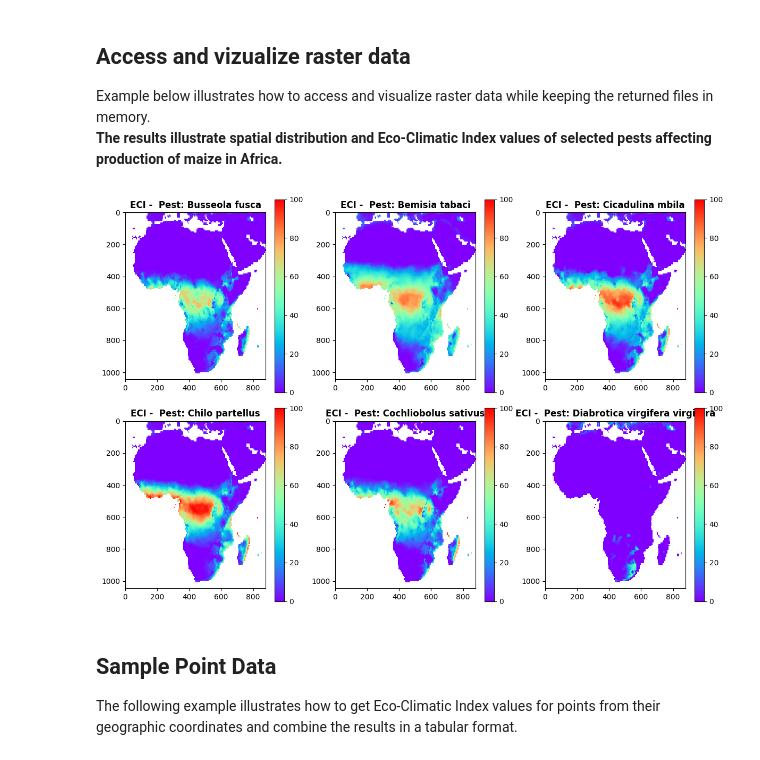
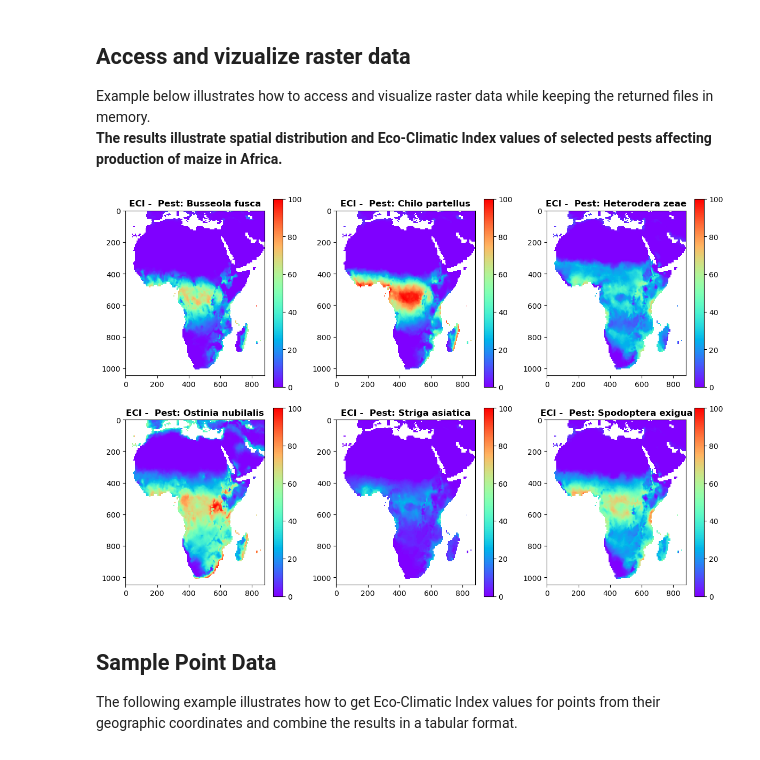
Before and after one commit to GEMS-UMN/Exchange-Notebooks, a Jupyter notebook: pest/pest_risk_tutotial.ipynb, the cells around one changed output. Cells and saved outputs as stored; diff of their text form; code cells hidden in the pictures.

```diff
--- a/pest/pest_risk_tutotial.ipynb
+++ b/pest/pest_risk_tutotial.ipynb
@@ -71,38 +71,37 @@ df.head()
 Example below illustrates how to access and visualize raster data while keeping the returned files in memory.
 **The results illustrate spatial distribution and Eco-Climatic Index values of selected pests affecting production of maize  in Africa.**
 # %%
-object_ids_of_interest = [187318, 187319, 187320, 187321, 187322, 187323]
+object_ids_of_interest = [187318, 187321, 187328, 187332, 187338, 187339]
 area_of_interest = "-22,-38,60,42"
 params = {
     "bbox": area_of_interest
 }
 
 rows = 2
 cols = 3
 axes = []
-fig = plt.figure(figsize=(12,8))
+fig = plt.figure(figsize=(12,8), tight_layout=True)
 
 for index, object_id in zip(range(rows*cols), object_ids_of_interest):
     res = s.get(pest_url + f"/senay-eci/object/{object_id}")
     layer_id =  res.json()["layer_id"]
     res = s.get(pest_url + f"/senay-eci/layer/{layer_id}")
     meta =  res.json()["description"].split(".")[1]
     res = s.get(pest_url + f"/senay-eci/object/{object_id}/raster", params=params)
     raster = res.content
     with rasterio.MemoryFile(raster) as memfile:
         with memfile.open() as dataset:
             data = dataset.read(1)
             data = data.astype("float32")
             data[data==dataset.nodata]=np.nan
             axes.append( fig.add_subplot(rows, cols, index+1))
             subplot_title=(f"ECI - {meta}")
             axes[-1].set_title(subplot_title, weight="bold")
             plt.imshow(data, interpolation="none", cmap="rainbow")
             plt.clim(0,100)
             plt.colorbar()
-            plt.tight_layout()
 # %% [output]
-[figure, old version]
+[figure, new version]
 # %% [markdown]
 ## Sample Point Data
 The following example illustrates how to get Eco-Climatic Index values for points from their geographic coordinates and combine the results in a tabular format.
```
Also changed, not shown: parts of 3 cells of this notebook.
